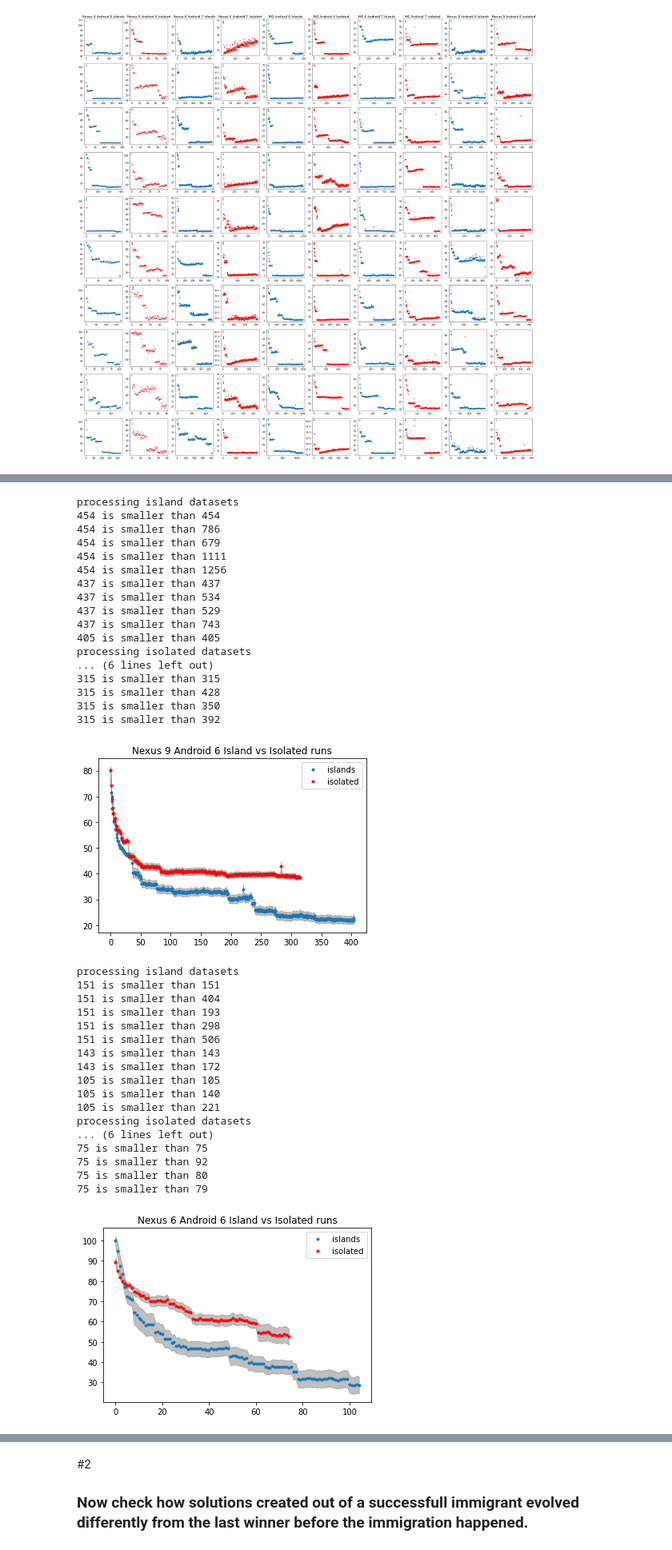
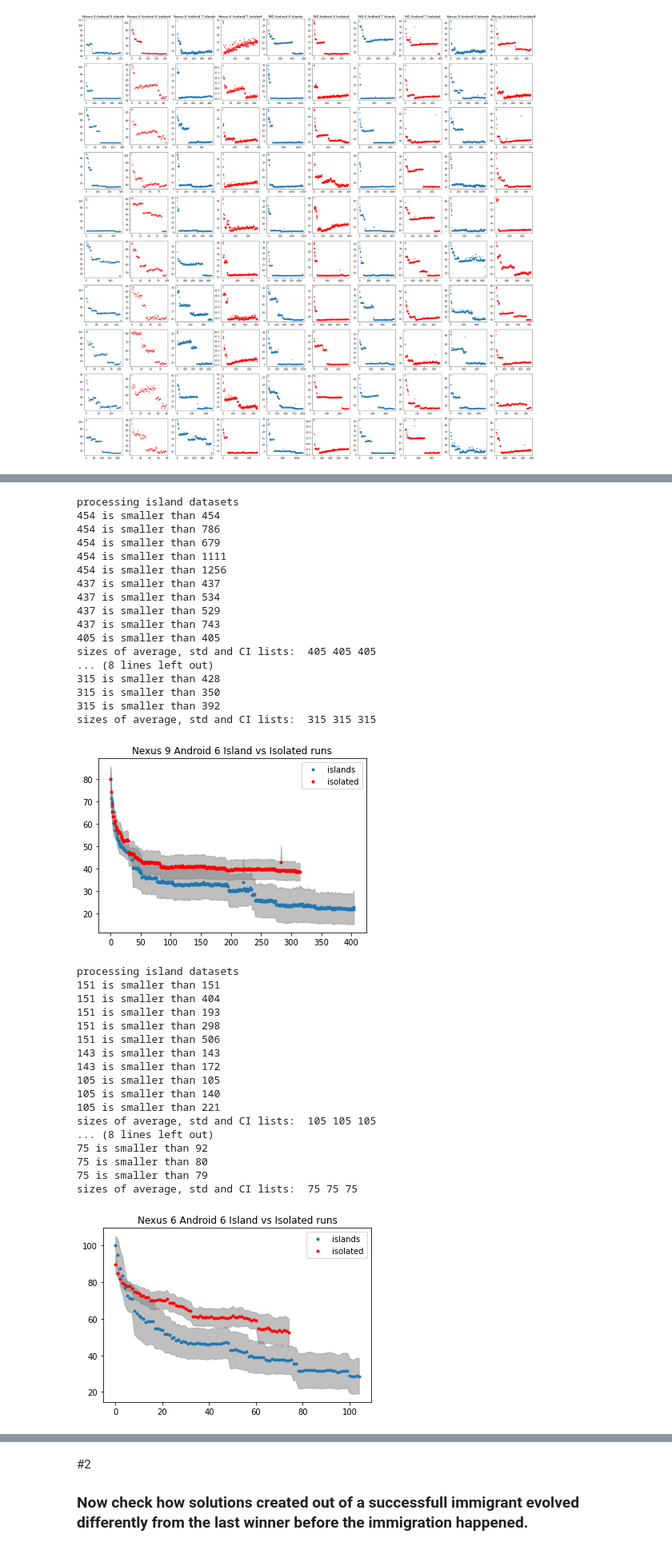
Before and after one commit to mahmoud-bokhari/distributed_GI, a Jupyter notebook: analysis.ipynb, the cells around one changed output, grey strips where cells are left out. Shown at 80% size. Drawn from its saved outputs; the diff is of its cells as text; code cells hidden in the pictures.

```diff
--- a/analysis.ipynb
+++ b/analysis.ipynb
@@ -191,7 +234,7 @@ plt.show()
 # %%
 
 ### now calculate the average of fitness for each device
-def get_confidence_interval(device_joules_array, conf_level=99):
+def get_confidence_interval(device_joules_array, conf_level=95):
     #1. find the smallest dataset size  *this is uggly :(*
     min_size = 1000000000
     for i in range(len(device_joules_array)):
@@ -207,17 +250,23 @@ def get_confidence_interval(device_joules_array, conf_level=99):
         #sum_list[evaluation_number] = sum_evaluation_horiz
 
     #2. confidence interval
-    confs= {95:1.96, 99:2.576, 99.5:2.807, 99.9:3.291}
+    confs_z= {95:1.96, 99:2.576, 99.5:2.807, 99.9:3.291} # normally distributed/large sets
+    confs_t= {95:1.812, 99:2.764, 99.5:3.169, 99.9:4.144} # small sets and unknown population std, these numbers are for datasets with size 10. https://www.sjsu.edu/faculty/gerstman/StatPrimer/t-table.pdf
+    # In case there's a confusion on the difference between z and t scores, or on the way CI is calculated: https://sphweb.bumc.bu.edu/otlt/MPH-Modules/BS/BS704_Confidence_Intervals/BS704_Confidence_Intervals_print.html
+
     average_evaluation = np.mean(data_points, axis=1)
     std_evaluations = np.std(data_points, axis=1) # std for each row
-    conf_interval = confs[conf_level] * std_evaluations/np.sqrt(min_size)
+    conf_interval = confs_t[conf_level] * std_evaluations/np.sqrt(len(device_joules_array)) # have to divide it by 10 (number of experiments)
+                                                                                            #since the CI is for the 10 points collected from each experiment at every evaluation number.
     return average_evaluation, std_evaluations, conf_interval
 
-def plot_confidence_interval(device_island_joules, device_isolated_joules, title, conf_level = 99.9):
+def plot_confidence_interval(device_island_joules, device_isolated_joules, title, conf_level = 95):
     print("processing island datasets")
     device_island_joules_mean, device_island_joules_std, device_island_joules_ci =  get_confidence_interval(device_island_joules)
+    print('sizes of average, std and CI lists: ', len(device_island_joules_mean), len(device_island_joules_std), len(device_island_joules_ci))
     print("processing isolated datasets")
     device_isolated_joules_mean, device_isolated_joules_std, device_isolated_joules_ci = get_confidence_interval(device_isolated_joules)
+    print('sizes of average, std and CI lists: ', len(device_isolated_joules_mean), len(device_isolated_joules_std), len(device_isolated_joules_ci))
 
     plt.plot(device_island_joules_mean, '.')
     plt.fill_between(range(len(device_island_joules_mean)), device_island_joules_mean-device_island_joules_ci, device_island_joules_mean+device_island_joules_ci,
@@ -230,31 +279,36 @@ def plot_confidence_interval(device_island_joules, device_isolated_joules, title
     plt.legend(['islands', 'isolated'])
 
     plt.show()
+    return device_island_joules_mean, device_island_joules_std, device_island_joules_ci
 # %%
-plot_confidence_interval(N9A6_island_winners, N9A6_isolated_winners, 'Nexus 9 Android 6')
-plot_confidence_interval(N6A6_island_winners, N6A6_isolated_winners, 'Nexus 6 Android 6')
-plot_confidence_interval(N6A7_island_winners, N6A7_isolated_winners, 'Nexus 6 Android 7')
-plot_confidence_interval(MGA6_island_winners, MGA6_isolated_winners, 'MG Android 6')
-plot_confidence_interval(MGA7_island_winners, MGA7_isolated_winners, 'MG Android 7')
+device_island_joules_mean, device_island_joules_std, device_island_joules_ci = plot_confidence_interval(N9A6_island_winners, N9A6_isolated_winners, 'Nexus 9 Android 6')
+
+device_island_joules_mean, device_island_joules_std, device_island_joules_ci = plot_confidence_interval(N6A6_island_winners, N6A6_isolated_winners, 'Nexus 6 Android 6')
+
+device_island_joules_mean, device_island_joules_std, device_island_joules_ci = plot_confidence_interval(N6A7_island_winners, N6A7_isolated_winners, 'Nexus 6 Android 7')
+
+device_island_joules_mean, device_island_joules_std, device_island_joules_ci = plot_confidence_interval(MGA6_island_winners, MGA6_isolated_winners, 'MG Android 6')
+
+device_island_joules_mean, device_island_joules_std, device_island_joules_ci = plot_confidence_interval(MGA7_island_winners, MGA7_isolated_winners, 'MG Android 7')
 # %% [output]
 processing island datasets
 454 is smaller than 454
 454 is smaller than 786
 454 is smaller than 679
 454 is smaller than 1111
 454 is smaller than 1256
 437 is smaller than 437
 437 is smaller than 534
 437 is smaller than 529
 437 is smaller than 743
 405 is smaller than 405
-processing isolated datasets
-... (6 lines left out)
-315 is smaller than 315
+sizes of average, std and CI lists:  405 405 405
+... (8 lines left out)
 315 is smaller than 428
 315 is smaller than 350
 315 is smaller than 392
+sizes of average, std and CI lists:  315 315 315
-[figure, old version]
+[figure, new version]
 processing island datasets
 151 is smaller than 151
 151 is smaller than 404
@@ -266,13 +320,13 @@ processing island datasets
 105 is smaller than 105
 105 is smaller than 140
 105 is smaller than 221
-processing isolated datasets
-... (6 lines left out)
-75 is smaller than 75
+sizes of average, std and CI lists:  105 105 105
+... (8 lines left out)
 75 is smaller than 92
 75 is smaller than 80
 75 is smaller than 79
+sizes of average, std and CI lists:  75 75 75
-[figure, old version]
+[figure, new version]
 processing island datasets
 424 is smaller than 424
 424 is smaller than 857
```
Also changed, not shown: parts of 13 cells of this notebook.
